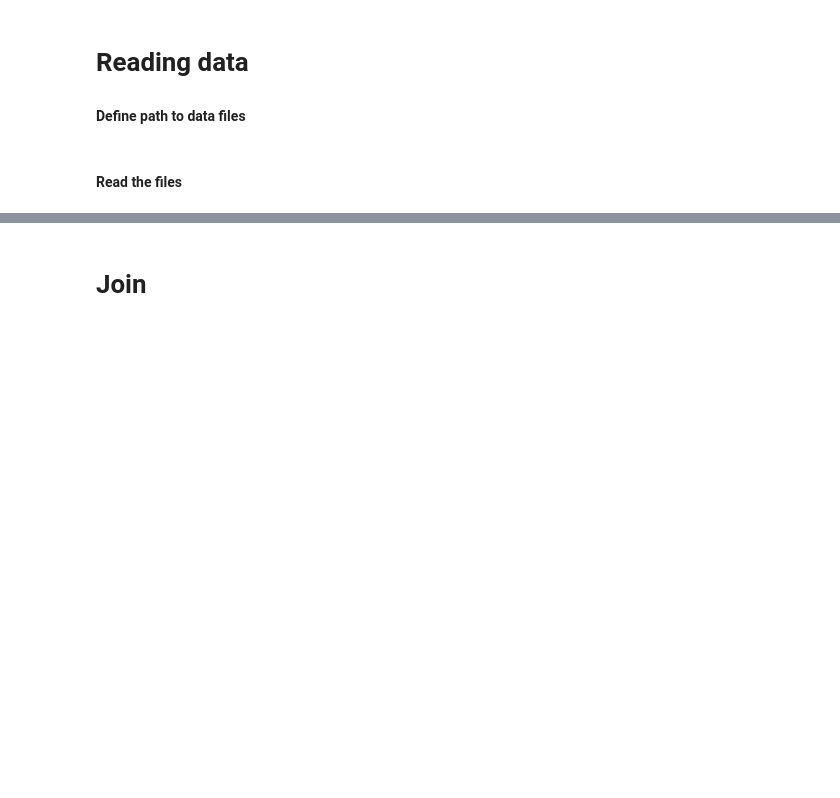
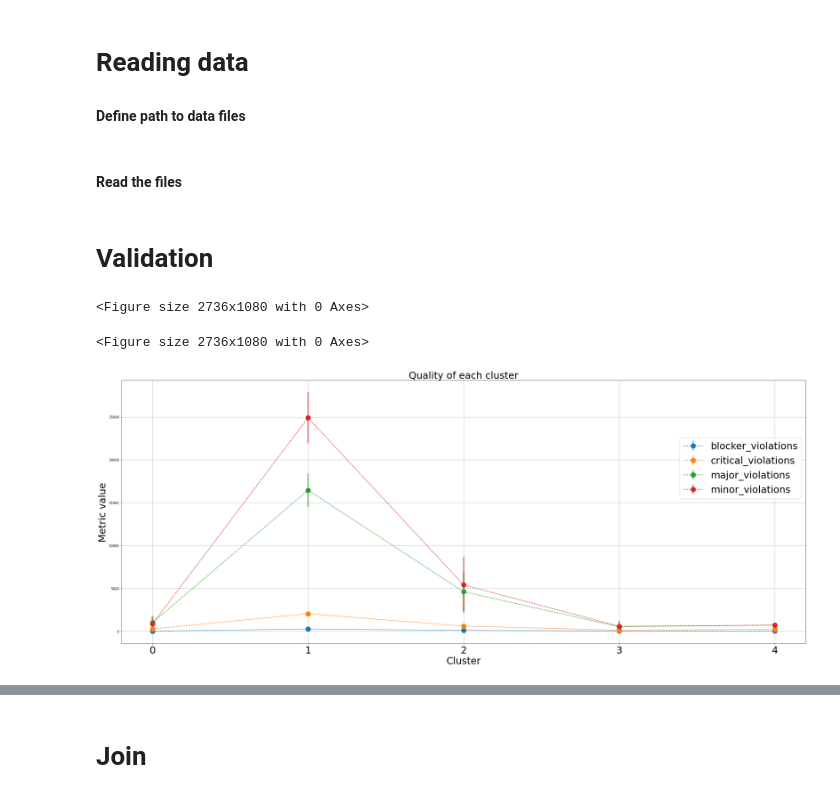
Before and after one commit to Vinomo4/SWTech, a Jupyter notebook: models/Validation.ipynb, the cells around one changed output, grey strips where cells are left out. Cells and saved outputs as stored; diff of their text form; code cells hidden in the pictures; blank space fills up the shorter version.

Commit message:
Quality

```diff
--- a/models/Validation.ipynb
+++ b/models/Validation.ipynb
@@ -40,3 +39,5 @@ jira_issues = pd.read_csv(path_jira_issues)
 clusterized_data = pd.read_csv(path_clusters_data)
 
 track("Finished reading files")
+# %% [markdown]
+# Validation
@@ -42,0 +69,34 @@ track("Finished reading files")
+# %%
+FONTSIZE = 30
+FIG_WIDTH = 38
+FIG_HEIGHT = 15
+# %% [output]
+<Figure size 2736x1080 with 0 Axes>
+<Figure size 2736x1080 with 0 Axes>
+# %%
+def plot_quality_metrics(metrics):
+    plt.figure(figsize=(FIG_WIDTH, FIG_HEIGHT))
+    for metric in metrics:
+        markers, caps, bars = plt.errorbar(average_quality["clusters"], average_quality[metric + '_mean'], average_quality[metric + '_std'],
+                                        label=metric,  fmt='--o', markersize=15, elinewidth=6)
+        [bar.set_alpha(0.4) for bar in bars]
+        [cap.set_alpha(0.4) for cap in caps]
+
+    plt.title('Quality of each cluster', fontsize = FONTSIZE)
+    plt.xlabel('Cluster', fontsize = FONTSIZE)
+    plt.ylabel('Metric value', fontsize = FONTSIZE)
+    plt.xticks(ticks=average_quality["clusters"], labels=average_quality["clusters"], fontsize = FONTSIZE)
+    #plt.yticks(ticks = [-.4,-.2, 0,.2, .4, .6, .8,1.], fontsize=FONTSIZE)
+    plt.legend(metrics, bbox_to_anchor=(1.001,0.8), prop={'size': FONTSIZE})
+    plt.grid()
+    #plt.savefig('./output/Height/r2_height',  bbox_inches='tight')
+    plt.show()
+    plt.close()
+# %%
+violation_metrics = ["blocker_violations", "critical_violations", "major_violations", "minor_violations"]
+severy_metrics = ["blocker", "critical", "major", "minor"]
+other_metrics = ["code_smells", "bugs", "vulnerabilities", "sqale_debt_ratio"]
+# %%
+plot_quality_metrics(violation_metrics)
+# %% [output]
+[figure, added]
```
Also changed, not shown: parts of 9 cells of this notebook, 3 other files.
